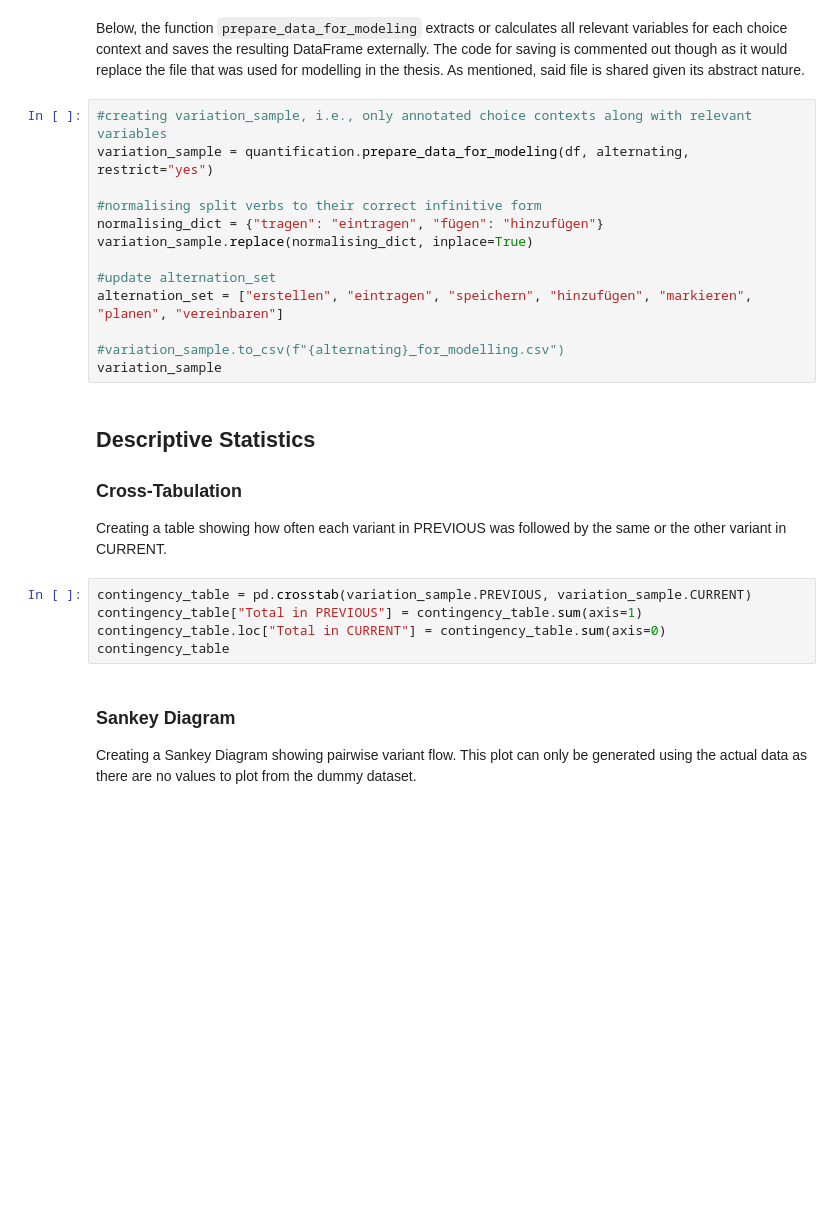
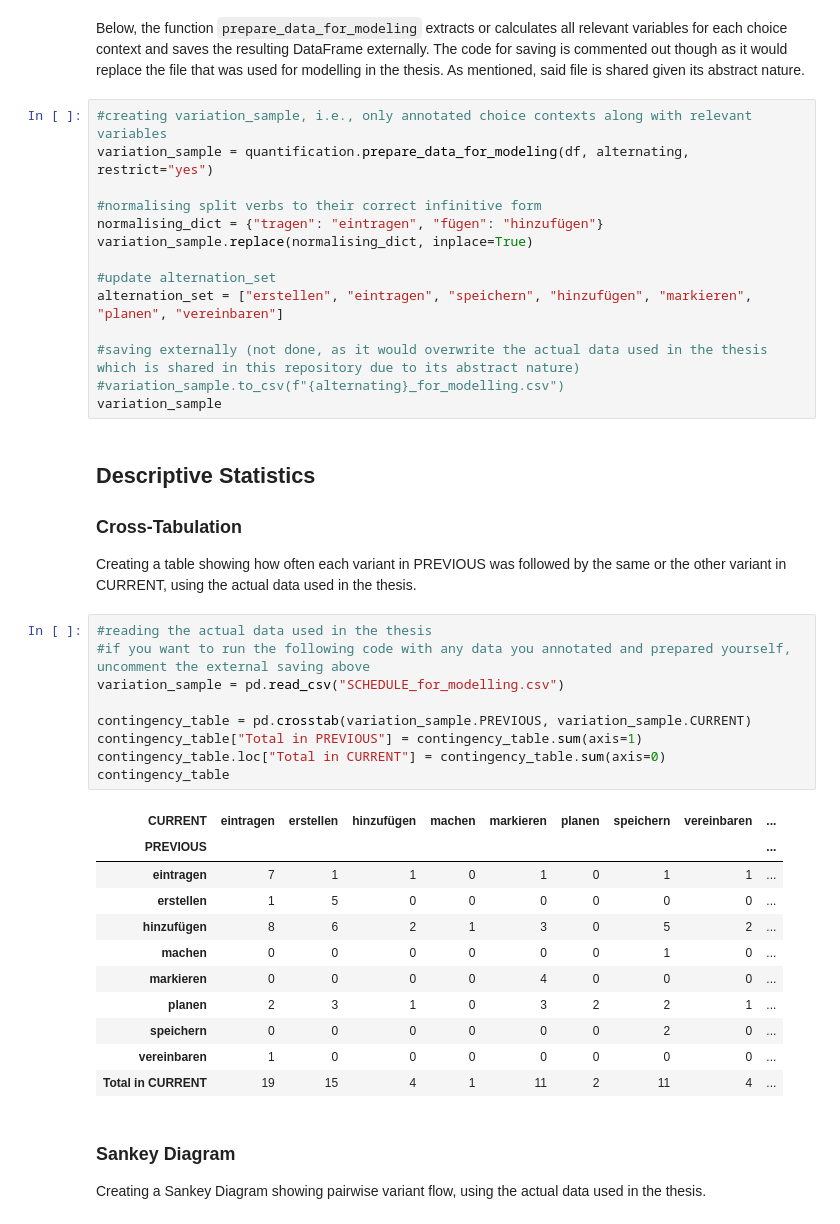
Before and after one commit to yannickfrommherz/persistence-in-HVAI, a Jupyter notebook: Quantitative_Analysis/SCHEDULE/annotation_preparation_SCHEDULE.ipynb, the cells around one changed output. Drawn from its saved outputs; the diff is of its cells as text; blank space fills up the shorter version.

```diff
--- a/Quantitative_Analysis/SCHEDULE/annotation_preparation_SCHEDULE.ipynb
+++ b/Quantitative_Analysis/SCHEDULE/annotation_preparation_SCHEDULE.ipynb
@@ -106,6 +106,7 @@ variation_sample.replace(normalising_dict, inplace=True)
 #update alternation_set
 alternation_set = ["erstellen", "eintragen", "speichern", "hinzufügen", "markieren", "planen", "vereinbaren"]
 
+#saving externally (not done, as it would overwrite the actual data used in the thesis which is shared in this repository due to its abstract nature)
 #variation_sample.to_csv(f"{alternating}_for_modelling.csv")
 variation_sample
 # %% [markdown]
@@ -113,15 +114,31 @@ variation_sample
 
 ### Cross-Tabulation
 
-Creating a table showing how often each variant in PREVIOUS was followed by the same or the other variant in CURRENT.
+Creating a table showing how often each variant in PREVIOUS was followed by the same or the other variant in CURRENT, using the actual data used in the thesis.
 # %%
+#reading the actual data used in the thesis
+#if you want to run the following code with any data you annotated and prepared yourself, uncomment the external saving above
+variation_sample = pd.read_csv("SCHEDULE_for_modelling.csv")
+
 contingency_table = pd.crosstab(variation_sample.PREVIOUS, variation_sample.CURRENT)
 contingency_table["Total in PREVIOUS"] = contingency_table.sum(axis=1)
 contingency_table.loc["Total in CURRENT"] = contingency_table.sum(axis=0)
 contingency_table
+# %% [output]
+| CURRENT | eintragen | erstellen | hinzufügen | machen | markieren | planen | speichern | vereinbaren | ... |
+| PREVIOUS |  |  |  |  |  |  |  |  | ... |
+| eintragen | 7 | 1 | 1 | 0 | 1 | 0 | 1 | 1 | ... |
+| erstellen | 1 | 5 | 0 | 0 | 0 | 0 | 0 | 0 | ... |
+| hinzufügen | 8 | 6 | 2 | 1 | 3 | 0 | 5 | 2 | ... |
+| machen | 0 | 0 | 0 | 0 | 0 | 0 | 1 | 0 | ... |
+| markieren | 0 | 0 | 0 | 0 | 4 | 0 | 0 | 0 | ... |
+| planen | 2 | 3 | 1 | 0 | 3 | 2 | 2 | 1 | ... |
+| speichern | 0 | 0 | 0 | 0 | 0 | 0 | 2 | 0 | ... |
+| vereinbaren | 1 | 0 | 0 | 0 | 0 | 0 | 0 | 0 | ... |
+| Total in CURRENT | 19 | 15 | 4 | 1 | 11 | 2 | 11 | 4 | ... |
 # %% [markdown]
 ### Sankey Diagram
 
-Creating a Sankey Diagram showing pairwise variant flow. This plot can only be generated using the actual data as there are no values to plot from the dummy dataset.
+Creating a Sankey Diagram showing pairwise variant flow, using the actual data used in the thesis.
 # %%
 quantification.create_sankey_diagram(variation_sample)
```
Also changed, not shown: parts of 3 cells of this notebook, 1 other file.
